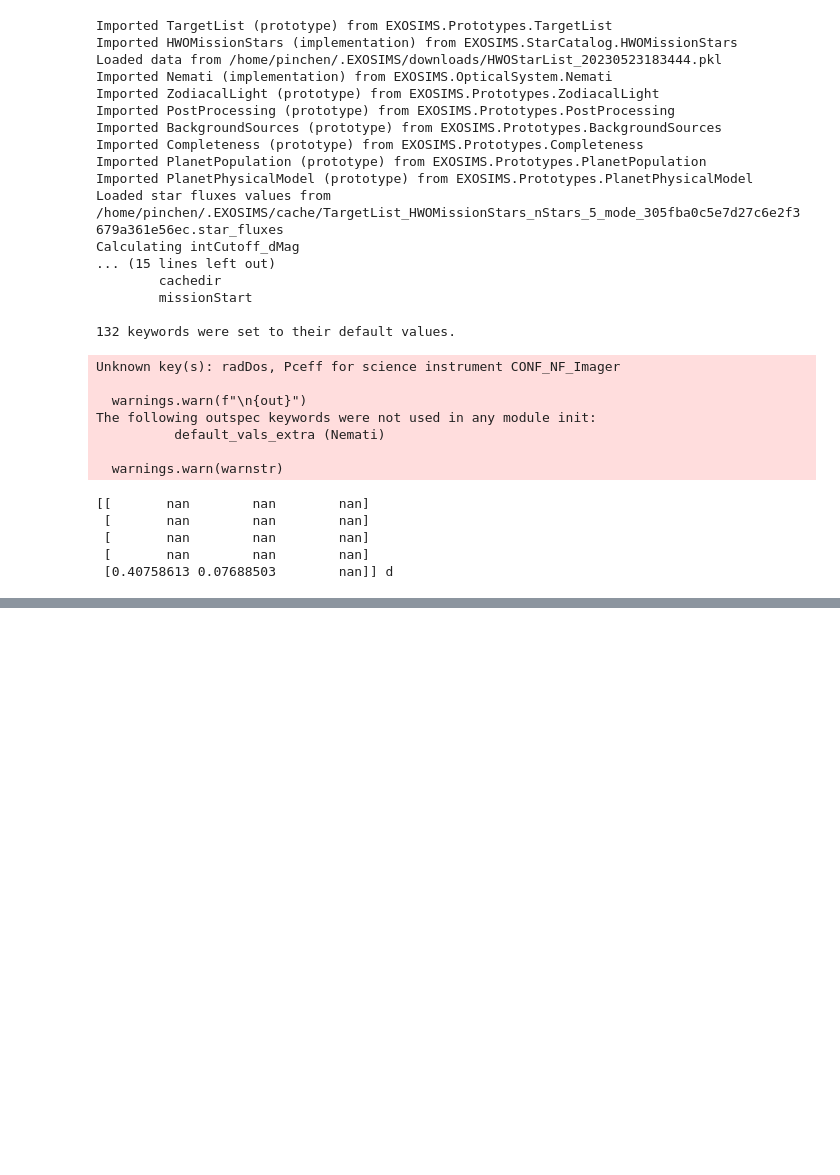
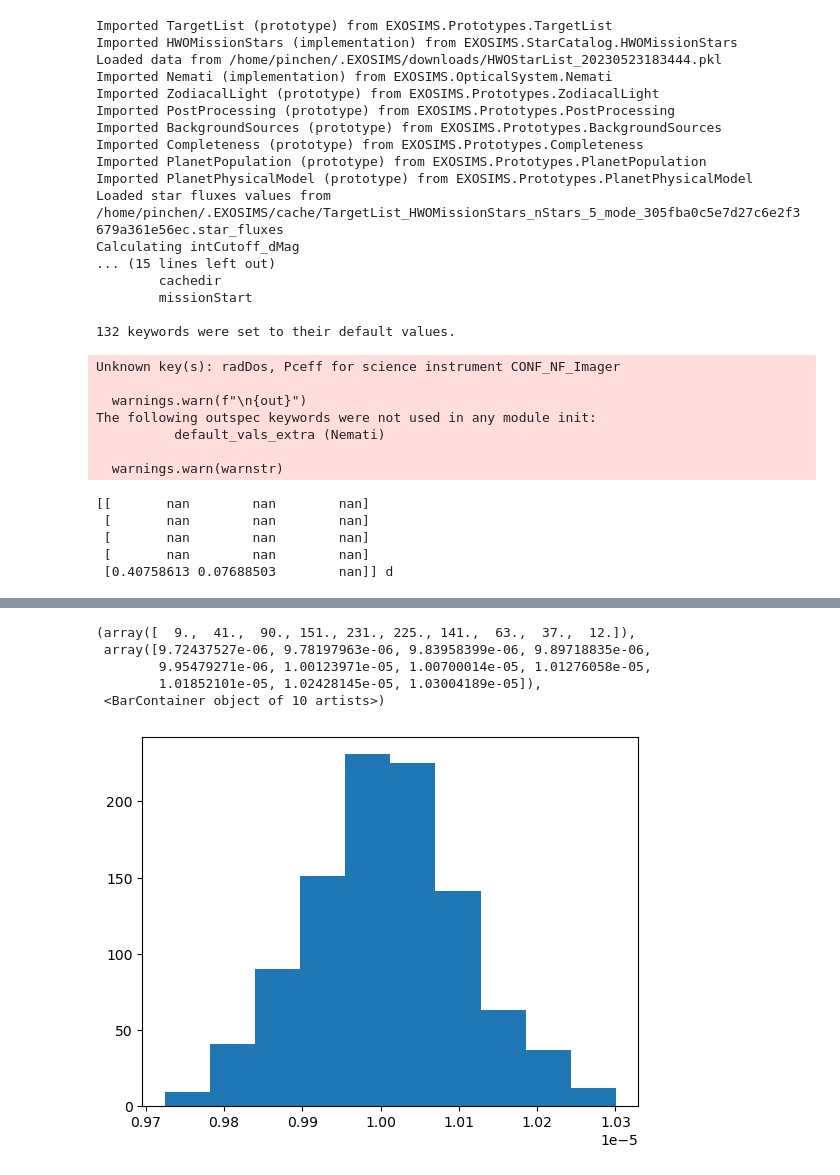
Before and after one commit to chen-pin/ebs, a Jupyter notebook: scratchpad.ipynb, the cells around one changed output, grey strips where cells are left out. Drawn from its saved outputs; the diff is of its cells as text; code cells hidden in the pictures; blank space fills up the shorter version.

```diff
--- a/scratchpad.ipynb
+++ b/scratchpad.ipynb
@@ -60,3 +76,12 @@ MCMC Variable:  idark
+# %%
+plt.hist(positions[:, -1])
+# %% [output]
+(array([  9.,  41.,  90., 151., 231., 225., 141.,  63.,  37.,  12.]),
+ array([9.72437527e-06, 9.78197963e-06, 9.83958399e-06, 9.89718835e-06,
+        9.95479271e-06, 1.00123971e-05, 1.00700014e-05, 1.01276058e-05,
+        1.01852101e-05, 1.02428145e-05, 1.03004189e-05]),
+ <BarContainer object of 10 artists>)
+[figure, added]
 # %%
 ebt.repack_array('wfsc_factor', np.random.rand(3*4))
 # %% [output]
```
Also changed, not shown: parts of 11 cells of this notebook, 2 other files.
